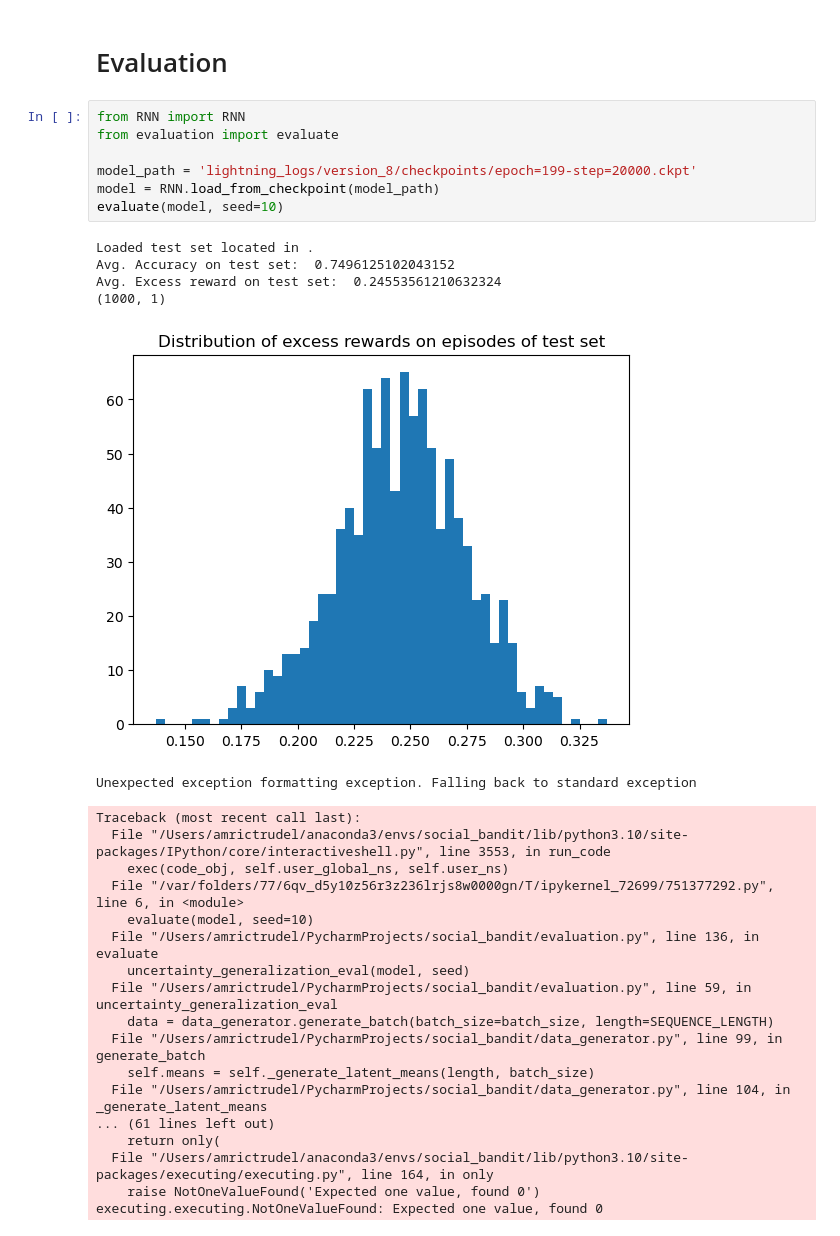
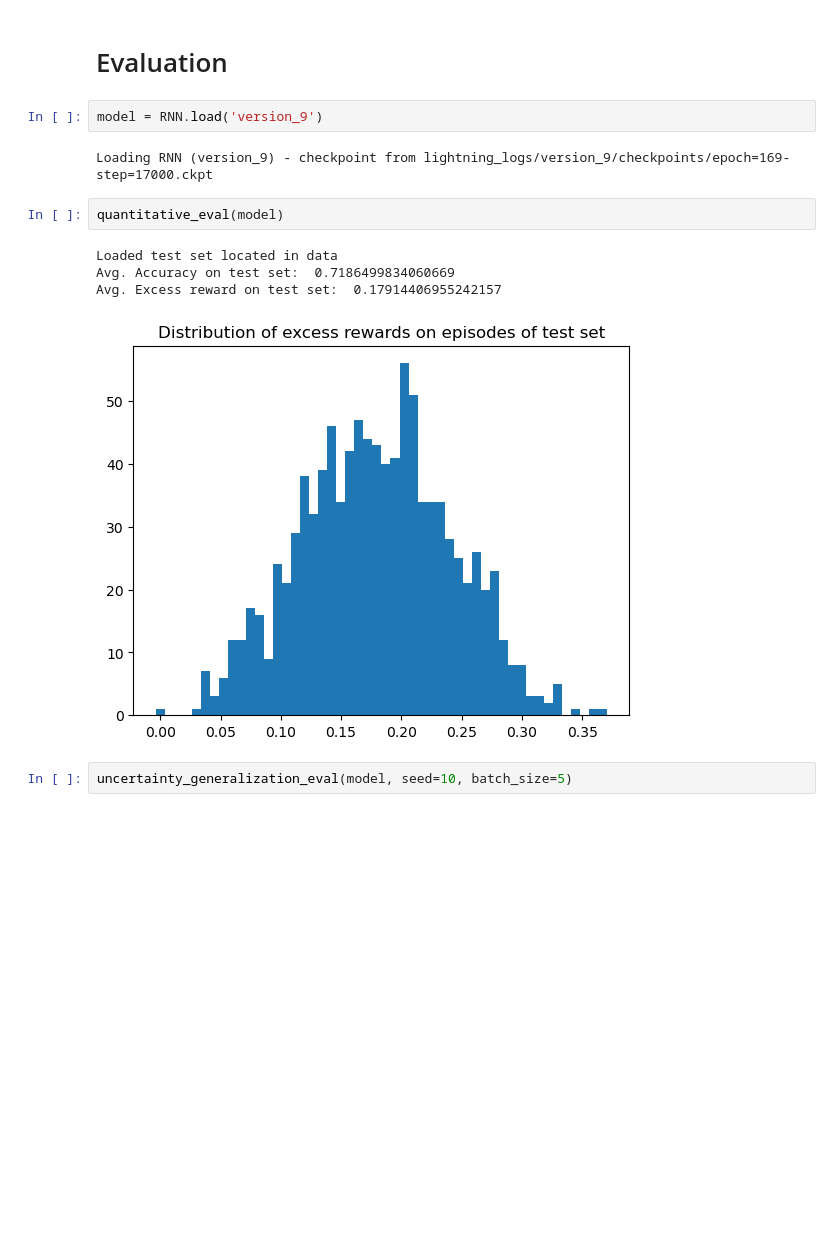
Before and after one commit to atrudel/social_bandit, a Jupyter notebook: visualization.ipynb, the cells around one changed output. Cells and saved outputs as stored; diff of their text form; blank space fills up the shorter version.

Commit message:
fixes
Save means in dataset and visualize

```diff
--- a/visualization.ipynb
+++ b/visualization.ipynb
@@ -22,33 +23,15 @@ Loaded val set located in .
 # %% [markdown]
 # Evaluation
 # %%
-from RNN import RNN
-from evaluation import evaluate
-
-model_path = 'lightning_logs/version_8/checkpoints/epoch=199-step=20000.ckpt'
-model = RNN.load_from_checkpoint(model_path)
-evaluate(model, seed=10)
+model = RNN.load('version_9')
 # %% [output]
-Loaded test set located in .
-Avg. Accuracy on test set:  0.7496125102043152
-Avg. Excess reward on test set:  0.24553561210632324
-(1000, 1)
+Loading RNN (version_9) - checkpoint from lightning_logs/version_9/checkpoints/epoch=169-step=17000.ckpt
-[figure, removed]
-Unexpected exception formatting exception. Falling back to standard exception
-Traceback (most recent call last):
-  File "/Users/amrictrudel/anaconda3/envs/social_bandit/lib/python3.10/site-packages/IPython/core/interactiveshell.py", line 3553, in run_code
-    exec(code_obj, self.user_global_ns, self.user_ns)
-  File "/var/folders/77/6qv_d5y10z56r3z236lrjs8w0000gn/T/ipykernel_72699/751377292.py", line 6, in <module>
-    evaluate(model, seed=10)
-  File "/Users/amrictrudel/PycharmProjects/social_bandit/evaluation.py", line 136, in evaluate
-    uncertainty_generalization_eval(model, seed)
-  File "/Users/amrictrudel/PycharmProjects/social_bandit/evaluation.py", line 59, in uncertainty_generalization_eval
-    data = data_generator.generate_batch(batch_size=batch_size, length=SEQUENCE_LENGTH)
-  File "/Users/amrictrudel/PycharmProjects/social_bandit/data_generator.py", line 99, in generate_batch
-    self.means = self._generate_latent_means(length, batch_size)
-  File "/Users/amrictrudel/PycharmProjects/social_bandit/data_generator.py", line 104, in _generate_latent_means
-... (61 lines left out)
-    return only(
-  File "/Users/amrictrudel/anaconda3/envs/social_bandit/lib/python3.10/site-packages/executing/executing.py", line 164, in only
-    raise NotOneValueFound('Expected one value, found 0')
-executing.executing.NotOneValueFound: Expected one value, found 0
+# %%
+quantitative_eval(model)
+# %% [output]
+Loaded test set located in data
+Avg. Accuracy on test set:  0.7186499834060669
+Avg. Excess reward on test set:  0.17914406955242157
+[figure, added]
+# %%
+uncertainty_generalization_eval(model, seed=10, batch_size=5)
```
Also changed, not shown: parts of 4 cells of this notebook, 4 other files.
